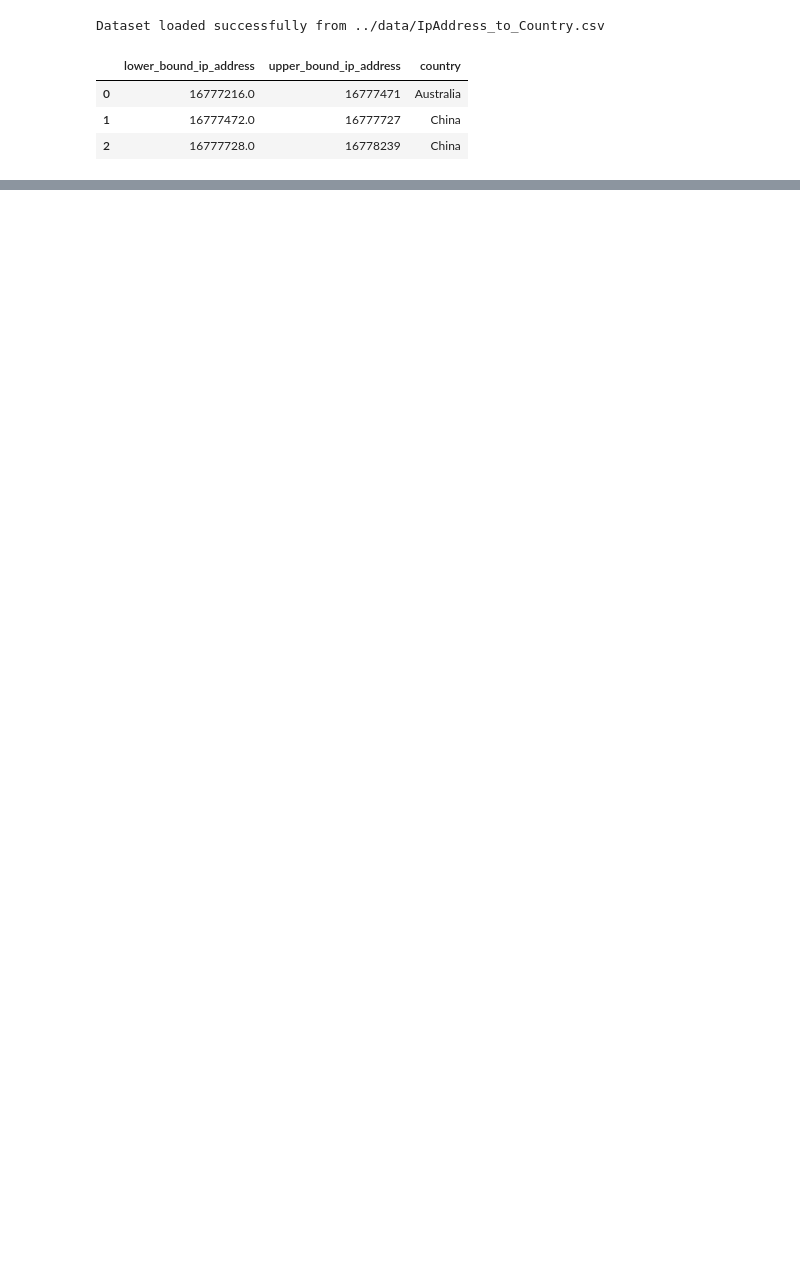
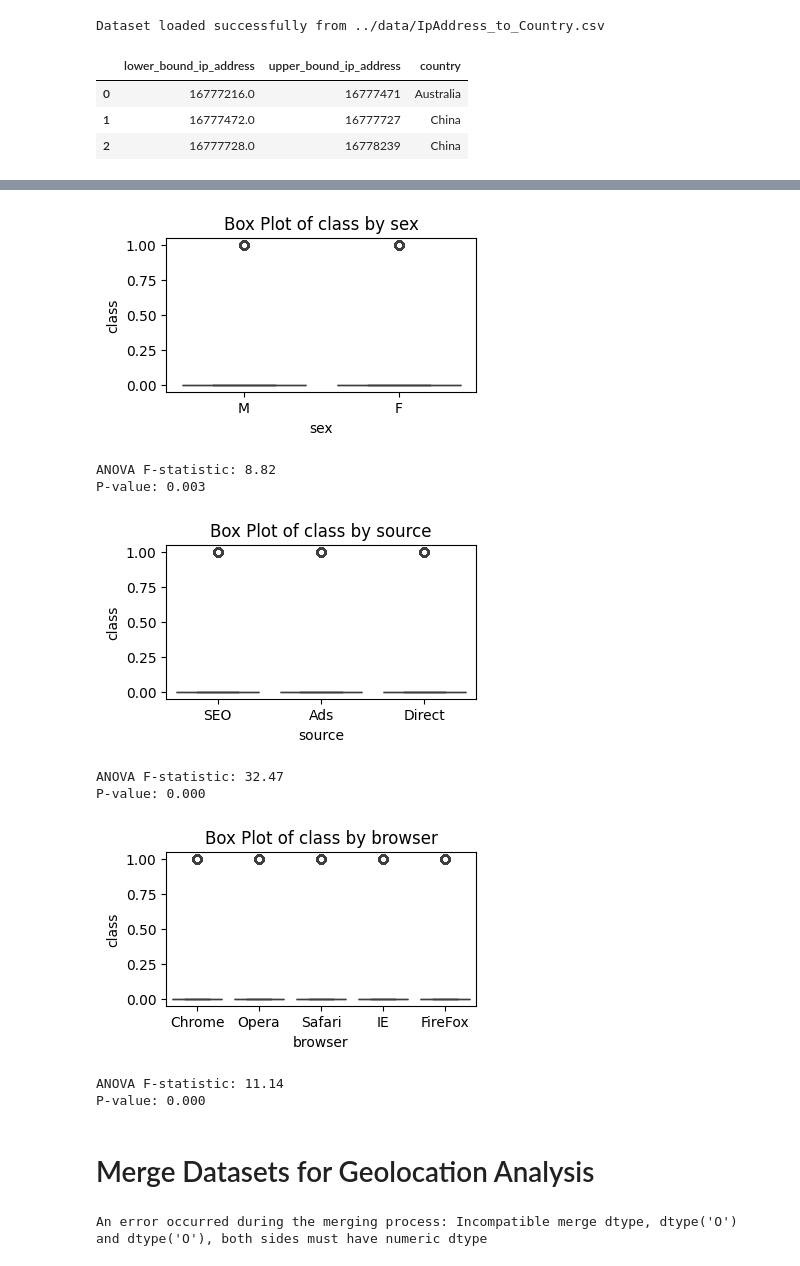
Before and after one commit to Ayan-SE/Project_Week_8, a Jupyter notebook: notebooks/main.ipynb, the cells around one changed output, grey strips where cells are left out. Cells and saved outputs as stored; diff of their text form; code cells hidden in the pictures; blank space fills up the shorter version.

```diff
--- a/notebooks/main.ipynb
+++ b/notebooks/main.ipynb
@@ -83,0 +152,16 @@ merged_data = merge_data(file1, file2, file3, output_file, merge_on='id', how='i
+# %%
+bivariate_analysis(data, 'class', 'sex')
+bivariate_analysis(data, 'class', 'source')
+bivariate_analysis(data, 'class', 'browser')
+# %% [output]
+[figure, added]
+ANOVA F-statistic: 8.82
+P-value: 0.003
+[figure, added]
+ANOVA F-statistic: 32.47
+P-value: 0.000
+[figure, added]
+ANOVA F-statistic: 11.14
+P-value: 0.000
+# %% [markdown]
+# Merge Datasets for Geolocation Analysis
@@ -83,0 +172,10 @@ merged_data = merge_data(file1, file2, file3, output_file, merge_on='id', how='i
+# %%
+merged_data = merge_fruad_data(data, data2)
+
+if merged_data is not None:
+    print("\nMerged Data (first few rows):\n", merged_data.head())
+    # You can now save the merged data to a new file:
+    merged_data.to_csv("../data/merged_fraud_data.csv", index=False)
+    print("Merged data saved to merged_fraud_data.csv")
+# %% [output]
+An error occurred during the merging process: Incompatible merge dtype, dtype('O') and dtype('O'), both sides must have numeric dtype
```
Also changed, not shown: parts of 68 cells of this notebook.
